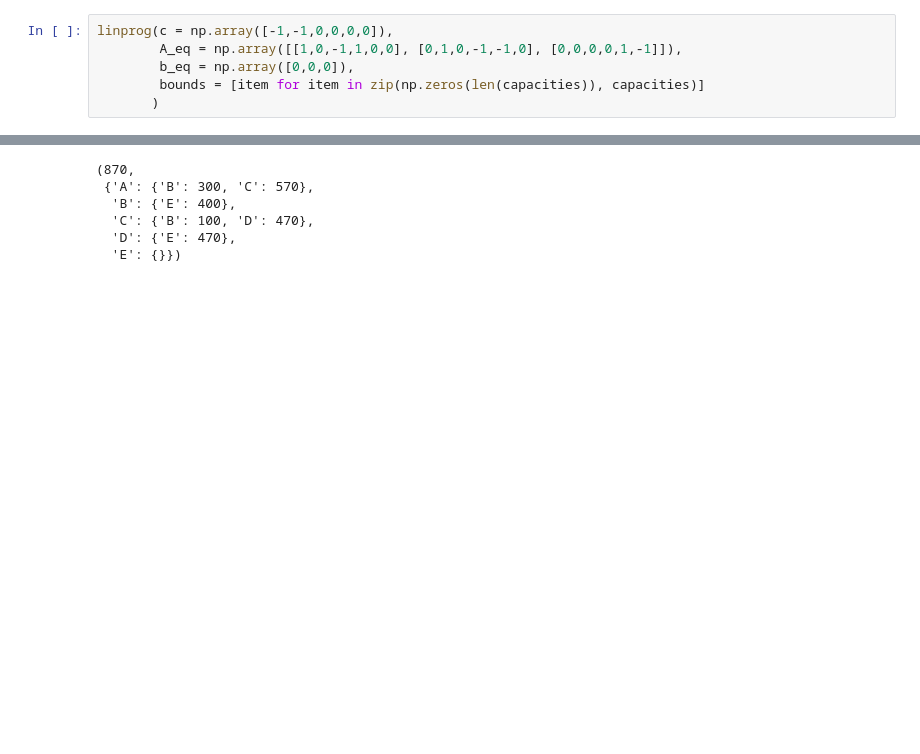
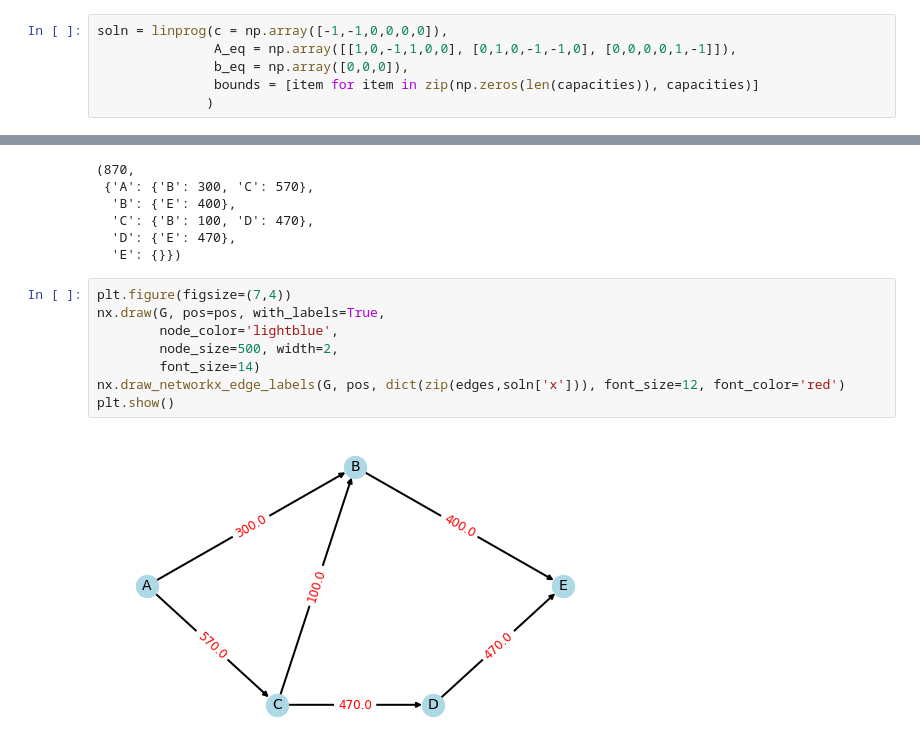
Before and after one commit to vllin/PS1-1.208_F23_Lin, a Jupyter notebook: Problem1.ipynb, the cells around one changed output, grey strips where cells are left out. Saved outputs shown, nothing was run; the diff lists cells and outputs as text; blank space fills up the shorter version.

```diff
--- a/Problem1.ipynb
+++ b/Problem1.ipynb
@@ -48,8 +48,8 @@ such that
 $$ A_{eq}x=b_{eq}, $$
 $$ x_i \leq \text{capacity}(i) \hspace{1em} \forall i. $$
 # %%
-linprog(c = np.array([-1,-1,0,0,0,0]),
-        A_eq = np.array([[1,0,-1,1,0,0], [0,1,0,-1,-1,0], [0,0,0,0,1,-1]]),
-        b_eq = np.array([0,0,0]),
-        bounds = [item for item in zip(np.zeros(len(capacities)), capacities)]
-       )
+soln = linprog(c = np.array([-1,-1,0,0,0,0]),
+               A_eq = np.array([[1,0,-1,1,0,0], [0,1,0,-1,-1,0], [0,0,0,0,1,-1]]),
+               b_eq = np.array([0,0,0]),
+               bounds = [item for item in zip(np.zeros(len(capacities)), capacities)]
+              )
@@ -72,3 +74,13 @@ nx.maximum_flow(G, 'A','E')
   'C': {'B': 100, 'D': 470},
   'D': {'E': 470},
   'E': {}})
+# %%
+plt.figure(figsize=(7,4))
+nx.draw(G, pos=pos, with_labels=True,
+        node_color='lightblue',
+        node_size=500, width=2,
+        font_size=14)
+nx.draw_networkx_edge_labels(G, pos, dict(zip(edges,soln['x'])), font_size=12, font_color='red')
+plt.show()
+# %% [output]
+[figure, added]
```
Also changed, not shown: parts of 2 cells of this notebook.
